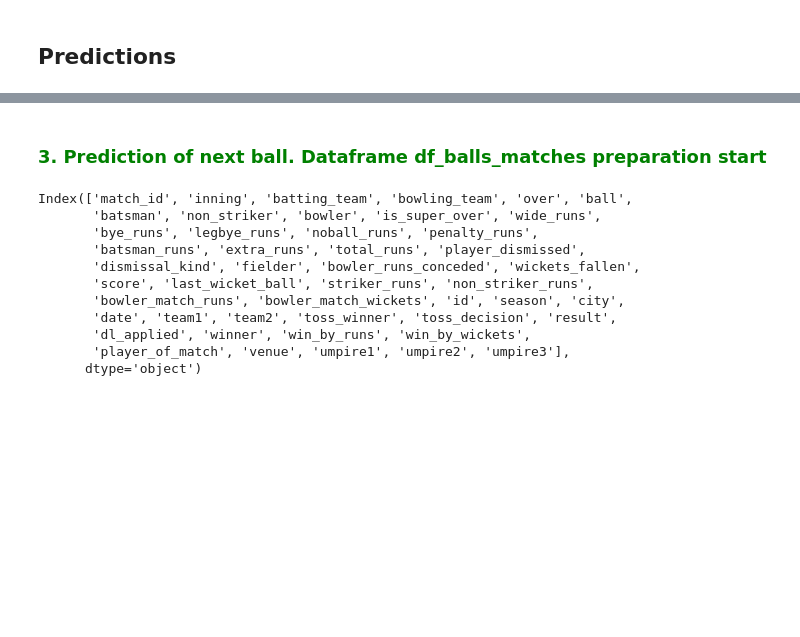
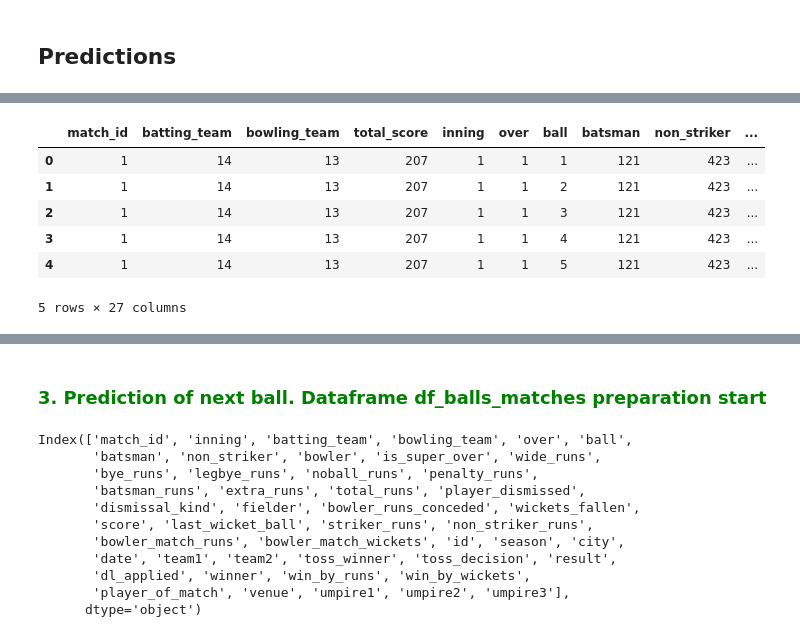
Before and after one commit to vinaybhardwaj1/iplanalysis, a Jupyter notebook: IPL Analysis.ipynb, the cells around one changed output, grey strips where cells are left out. Cells and saved outputs as stored; diff of their text form; code cells hidden in the pictures; blank space fills up the shorter version.

```diff
--- a/IPL Analysis.ipynb
+++ b/IPL Analysis.ipynb
@@ -338,0 +375,23 @@ df_balls['fielder'][df_balls['fielder'].isna()] = 'NA'
+# %%
+team_label_encoder = preprocessing.LabelEncoder()
+player_label_encoder = preprocessing.LabelEncoder()
+
+team_cols = ['batting_team', 'bowling_team']
+team_label_encoder.fit(pd.DataFrame(allteams_unique))
+for t in team_cols:
+    df_total_score[t] = team_label_encoder.transform(df_total_score[t])
+
+player_cols = ['batsman', 'non_striker', 'bowler']
+player_label_encoder.fit(pd.DataFrame(allplayers_unique))
+for p in player_cols:
+    df_total_score[p] = player_label_encoder.transform(df_total_score[p])
+
+df_total_score.head()
+# %% [output]
+|  | match_id | batting_team | bowling_team | total_score | inning | over | ball | batsman | non_striker | ... |
+| 0 | 1 | 14 | 13 | 207 | 1 | 1 | 1 | 121 | 423 | ... |
+| 1 | 1 | 14 | 13 | 207 | 1 | 1 | 2 | 121 | 423 | ... |
+| 2 | 1 | 14 | 13 | 207 | 1 | 1 | 3 | 121 | 423 | ... |
+| 3 | 1 | 14 | 13 | 207 | 1 | 1 | 4 | 121 | 423 | ... |
+| 4 | 1 | 14 | 13 | 207 | 1 | 1 | 5 | 121 | 423 | ... |
+5 rows × 27 columns
```
Also changed, not shown: parts of 69 cells of this notebook.
